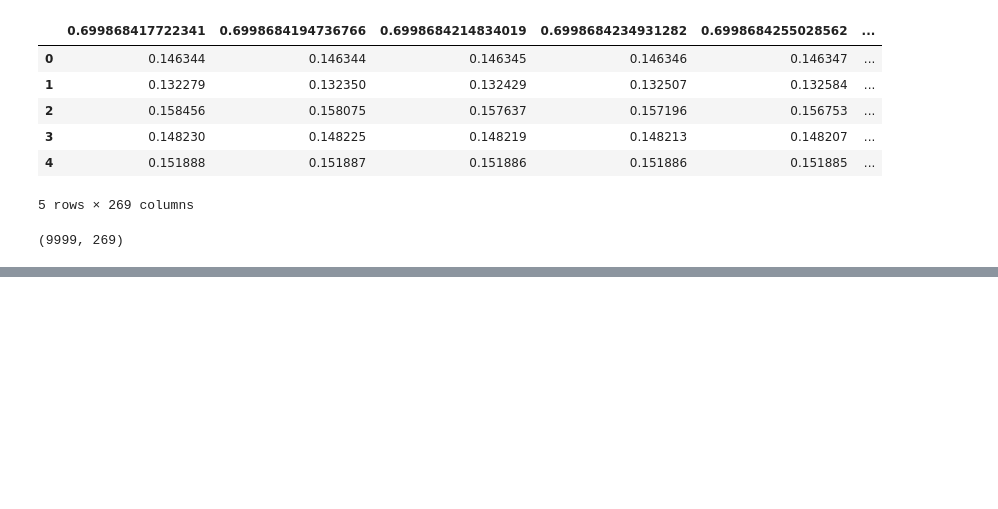
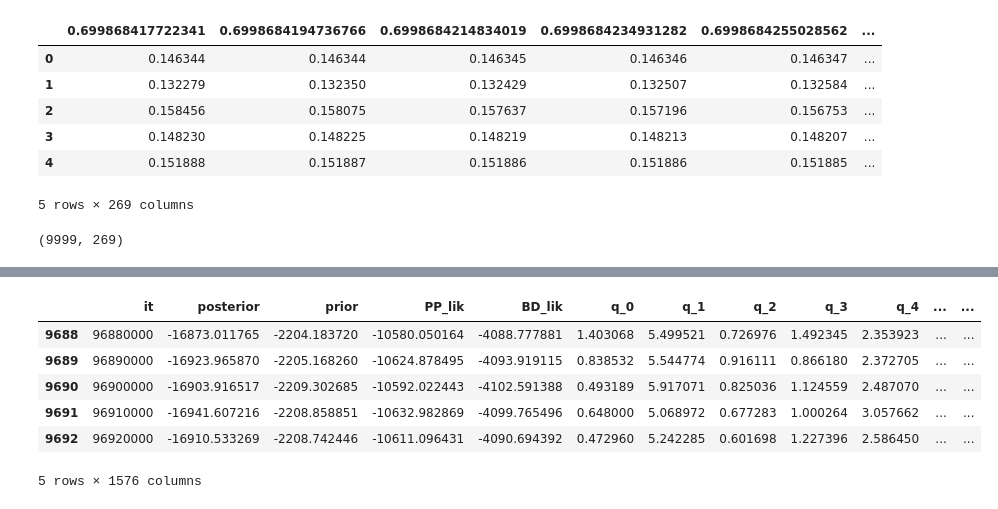
Before and after one commit to shelleylwang/pt_diversity_rates, a Jupyter notebook: mcmc_logs_eda.ipynb, the cells around one changed output, grey strips where cells are left out. Cells and saved outputs as stored; diff of their text form; code cells hidden in the pictures; blank space fills up the shorter version.

```diff
--- a/mcmc_logs_eda.ipynb
+++ b/mcmc_logs_eda.ipynb
@@ -68,0 +183,10 @@ a_bdnn_tem_2_sp_rates.shape
+# %%
+a_bdnn_rep_4.tail()
+# %% [output]
+|  | it | posterior | prior | PP_lik | BD_lik | q_0 | q_1 | q_2 | q_3 | q_4 | ... | ... |
+| 9688 | 96880000 | -16873.011765 | -2204.183720 | -10580.050164 | -4088.777881 | 1.403068 | 5.499521 | 0.726976 | 1.492345 | 2.353923 | ... | ... |
+| 9689 | 96890000 | -16923.965870 | -2205.168260 | -10624.878495 | -4093.919115 | 0.838532 | 5.544774 | 0.916111 | 0.866180 | 2.372705 | ... | ... |
+| 9690 | 96900000 | -16903.916517 | -2209.302685 | -10592.022443 | -4102.591388 | 0.493189 | 5.917071 | 0.825036 | 1.124559 | 2.487070 | ... | ... |
+| 9691 | 96910000 | -16941.607216 | -2208.858851 | -10632.982869 | -4099.765496 | 0.648000 | 5.068972 | 0.677283 | 1.000264 | 3.057662 | ... | ... |
+| 9692 | 96920000 | -16910.533269 | -2208.742446 | -10611.096431 | -4090.694392 | 0.472960 | 5.242285 | 0.601698 | 1.227396 | 2.586450 | ... | ... |
+5 rows × 1576 columns
```
Also changed, not shown: parts of 22 cells of this notebook.
